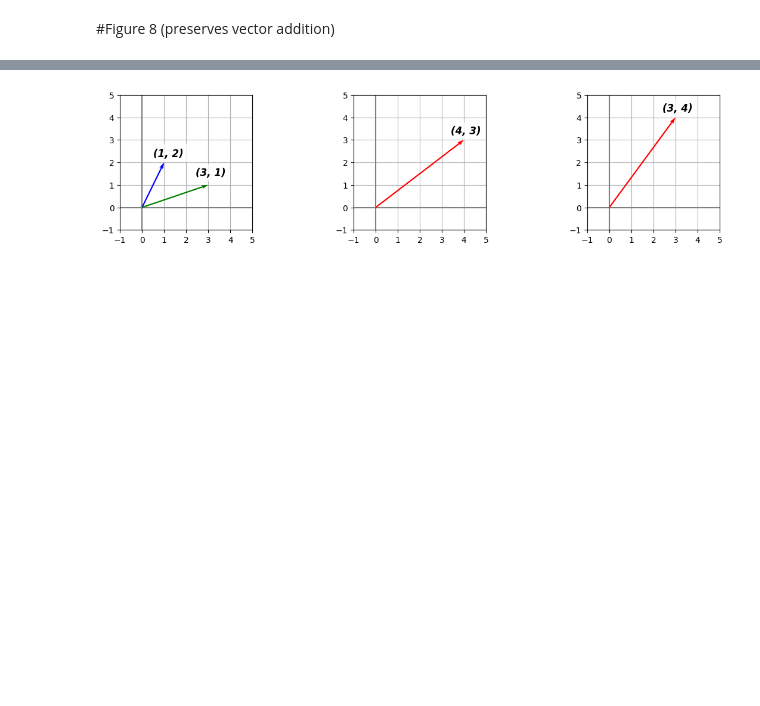
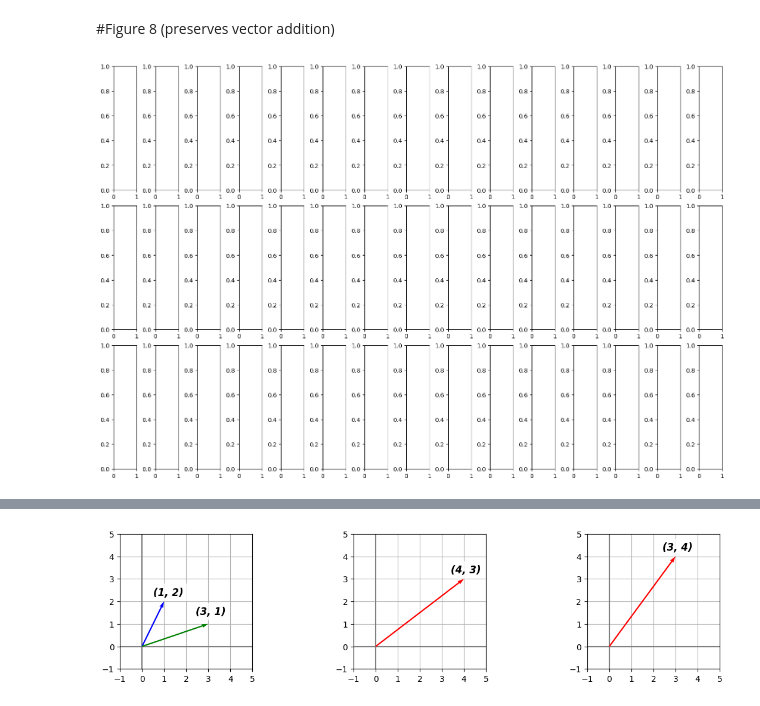
Before and after one commit to Keoni808/Visuals, a Jupyter notebook: Linear_Transformations_(Figures).ipynb, the cells around one changed output, grey strips where cells are left out. Drawn from its saved outputs; the diff is of its cells as text; code cells hidden in the pictures; blank space fills up the shorter version.

Commit message:
Made adjustments to Figure 8 (preserves vector addition)

```diff
--- a/Linear_Transformations_(Figures).ipynb
+++ b/Linear_Transformations_(Figures).ipynb
@@ -549,3 +549,13 @@ vector_2 = np.array([3, 1])
 
 A = np.array([[0, 1],
               [1, 0]])
+# %%
+plot_rows = 3
+plot_cols = 15
+
+xy_lim = [-1, 5]
+
+# Create figure size before
+fig, ax = plt.subplots(plot_rows, plot_cols, figsize=(15, 10), layout="constrained")
+# %% [output]
+[figure, added]
```
Also changed, not shown: parts of 2 cells of this notebook.
